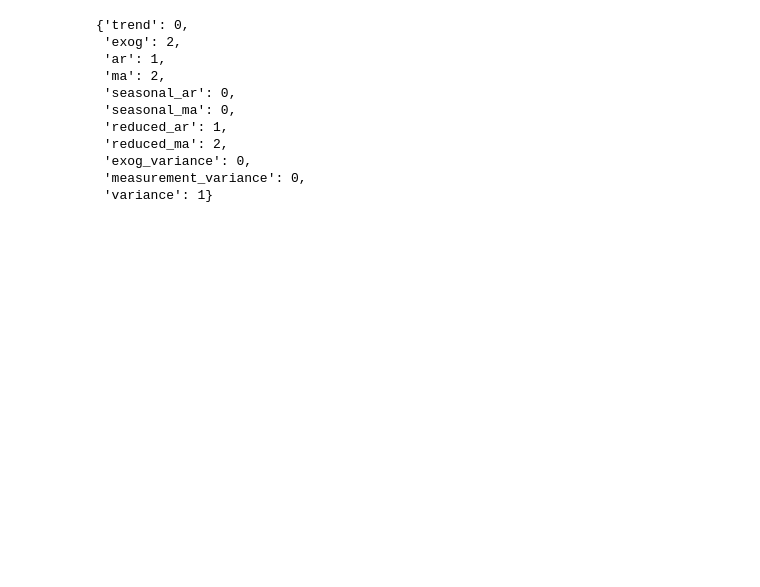
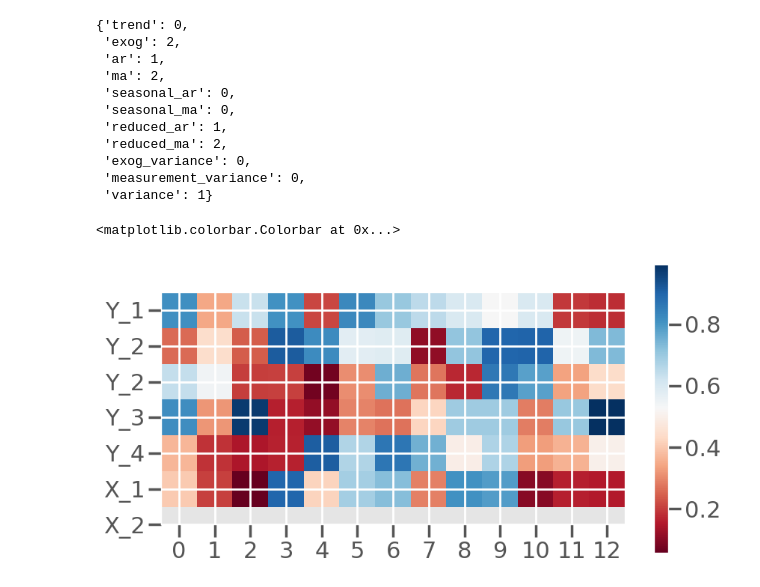
Before and after one commit to AdityaLab/Hiereinterpret, a Jupyter notebook: notebooks/arima_first.ipynb, the cells around one changed output. Cells and saved outputs as stored; diff of their text form; code cells hidden in the pictures; blank space fills up the shorter version.

```diff
--- a/notebooks/arima_first.ipynb
+++ b/notebooks/arima_first.ipynb
@@ -180,3 +182,19 @@ res.model_orders
  'exog_variance': 0,
  'measurement_variance': 0,
  'variance': 1}
+# %%
+np.random.rand(7 * 13).reshape(7, 13)
+# Plot as heatmap
+plt.imshow(np.random.rand(6 * 13).reshape(6, 13))
+# X ticks
+x_ticks = np.arange(13)
+plt.xticks(x_ticks)
+y_ticks = ["Y_1", "Y_2", "Y_2", "Y_3", "Y_4", "X_1", "X_2"]
+plt.yticks(np.arange(7), y_ticks)
+# Red to blue color map
+plt.set_cmap("RdBu")
+# Add color bar
+plt.colorbar()
+# %% [output]
+<matplotlib.colorbar.Colorbar at 0x...>
+[figure, added]
```
Also changed, not shown: parts of 3 cells of this notebook, 4 other files.
